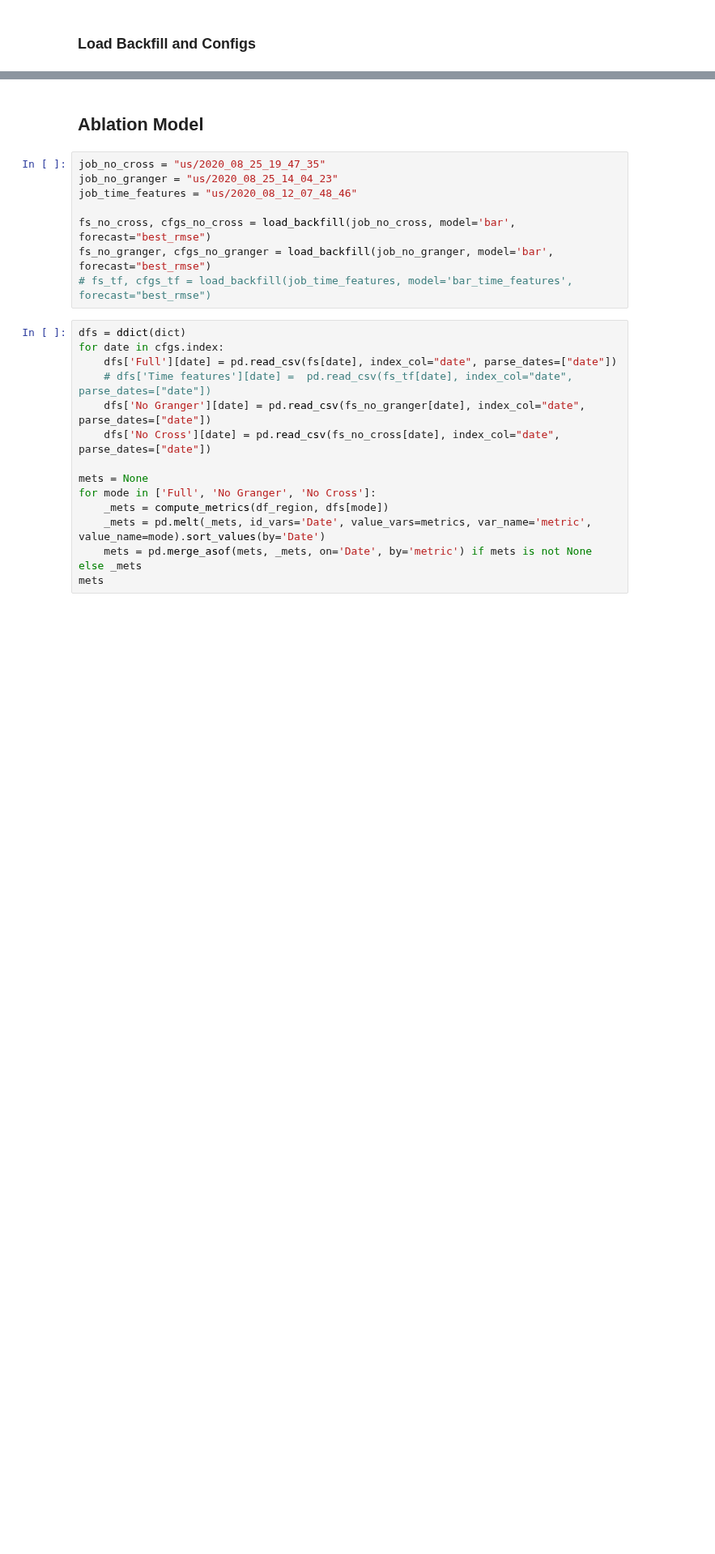
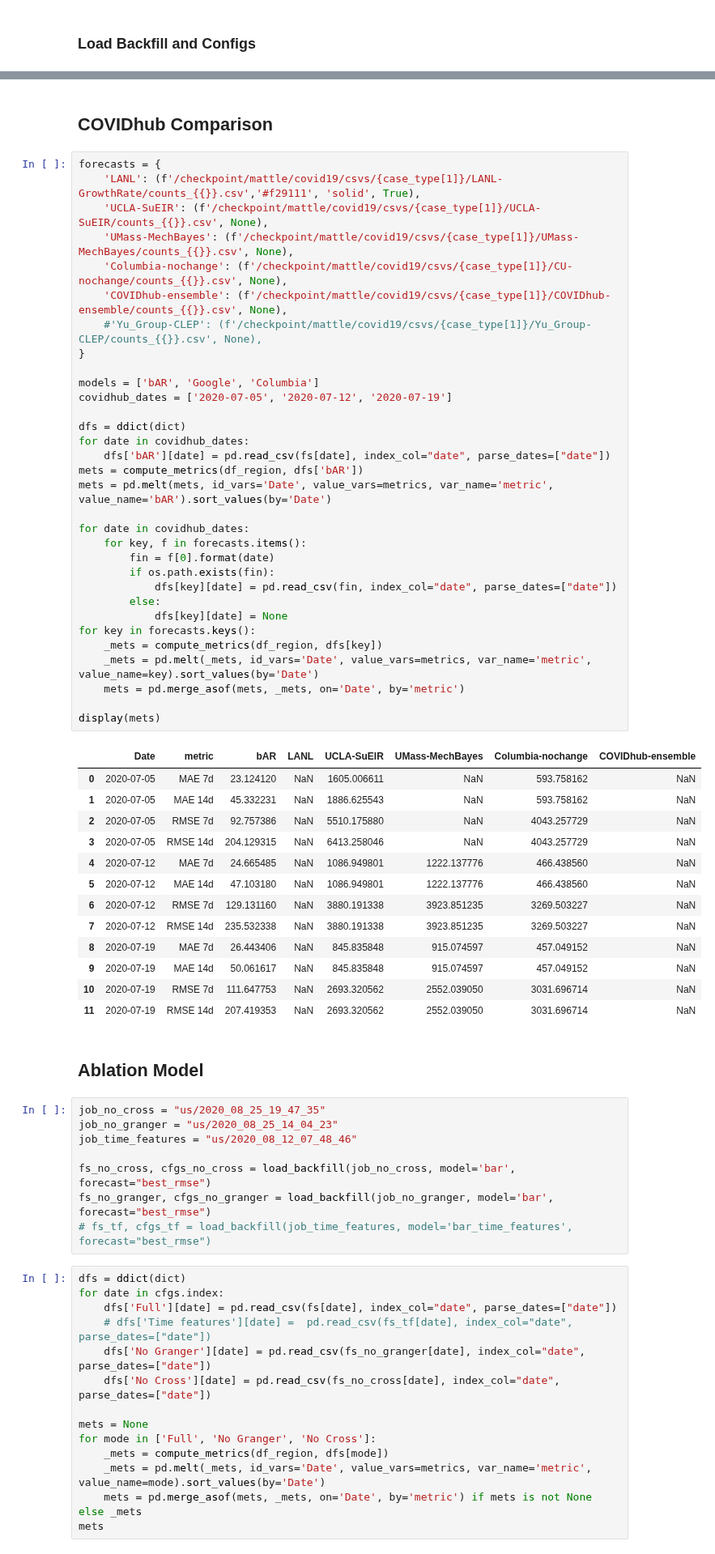
Before and after one commit to facebookresearch/covid19_spread, a Jupyter notebook: notebooks/paper-us-counties.ipynb, the cells around one changed output, grey strips where cells are left out. Shown at 81% size. Cells and saved outputs as stored; diff of their text form; blank space fills up the shorter version.

```diff
--- a/notebooks/paper-us-counties.ipynb
+++ b/notebooks/paper-us-counties.ipynb
@@ -231,6 +268,54 @@ show(plot, 'img/comparison_goog_columb.png')
 # %% [output]
 [interactive output not drawn]
 [interactive output not drawn]
+# %% [markdown]
+## COVIDhub Comparison
+# %%
+forecasts = {
+    'LANL': (f'/checkpoint/mattle/covid19/csvs/{case_type[1]}/LANL-GrowthRate/counts_{{}}.csv','#f29111', 'solid', True),
+    'UCLA-SuEIR': (f'/checkpoint/mattle/covid19/csvs/{case_type[1]}/UCLA-SuEIR/counts_{{}}.csv', None),
+    'UMass-MechBayes': (f'/checkpoint/mattle/covid19/csvs/{case_type[1]}/UMass-MechBayes/counts_{{}}.csv', None),
+    'Columbia-nochange': (f'/checkpoint/mattle/covid19/csvs/{case_type[1]}/CU-nochange/counts_{{}}.csv', None),
+    'COVIDhub-ensemble': (f'/checkpoint/mattle/covid19/csvs/{case_type[1]}/COVIDhub-ensemble/counts_{{}}.csv', None),
+    #'Yu_Group-CLEP': (f'/checkpoint/mattle/covid19/csvs/{case_type[1]}/Yu_Group-CLEP/counts_{{}}.csv', None),
+}
+
+models = ['bAR', 'Google', 'Columbia']
+covidhub_dates = ['2020-07-05', '2020-07-12', '2020-07-19']
+
+dfs = ddict(dict)
+for date in covidhub_dates:
+    dfs['bAR'][date] = pd.read_csv(fs[date], index_col="date", parse_dates=["date"])
+mets = compute_metrics(df_region, dfs['bAR'])
+mets = pd.melt(mets, id_vars='Date', value_vars=metrics, var_name='metric', value_name='bAR').sort_values(by='Date')
+
+for date in covidhub_dates:
+    for key, f in forecasts.items():
+        fin = f[0].format(date)
+        if os.path.exists(fin):
+            dfs[key][date] = pd.read_csv(fin, index_col="date", parse_dates=["date"])
+        else:
+            dfs[key][date] = None
+for key in forecasts.keys():
+    _mets = compute_metrics(df_region, dfs[key])
+    _mets = pd.melt(_mets, id_vars='Date', value_vars=metrics, var_name='metric', value_name=key).sort_values(by='Date')
+    mets = pd.merge_asof(mets, _mets, on='Date', by='metric')
+
+display(mets)
+# %% [output]
+|  | Date | metric | bAR | LANL | UCLA-SuEIR | UMass-MechBayes | Columbia-nochange | COVIDhub-ensemble |
+| 0 | 2020-07-05 | MAE 7d | 23.124120 | NaN | 1605.006611 | NaN | 593.758162 | NaN |
+| 1 | 2020-07-05 | MAE 14d | 45.332231 | NaN | 1886.625543 | NaN | 593.758162 | NaN |
+| 2 | 2020-07-05 | RMSE 7d | 92.757386 | NaN | 5510.175880 | NaN | 4043.257729 | NaN |
+| 3 | 2020-07-05 | RMSE 14d | 204.129315 | NaN | 6413.258046 | NaN | 4043.257729 | NaN |
+| 4 | 2020-07-12 | MAE 7d | 24.665485 | NaN | 1086.949801 | 1222.137776 | 466.438560 | NaN |
+| 5 | 2020-07-12 | MAE 14d | 47.103180 | NaN | 1086.949801 | 1222.137776 | 466.438560 | NaN |
+| 6 | 2020-07-12 | RMSE 7d | 129.131160 | NaN | 3880.191338 | 3923.851235 | 3269.503227 | NaN |
+| 7 | 2020-07-12 | RMSE 14d | 235.532338 | NaN | 3880.191338 | 3923.851235 | 3269.503227 | NaN |
+| 8 | 2020-07-19 | MAE 7d | 26.443406 | NaN | 845.835848 | 915.074597 | 457.049152 | NaN |
+| 9 | 2020-07-19 | MAE 14d | 50.061617 | NaN | 845.835848 | 915.074597 | 457.049152 | NaN |
+| 10 | 2020-07-19 | RMSE 7d | 111.647753 | NaN | 2693.320562 | 2552.039050 | 3031.696714 | NaN |
+| 11 | 2020-07-19 | RMSE 14d | 207.419353 | NaN | 2693.320562 | 2552.039050 | 3031.696714 | NaN |
 # %% [markdown]
 ## Ablation Model
 # %%
```
Also changed, not shown: parts of 13 cells of this notebook.
